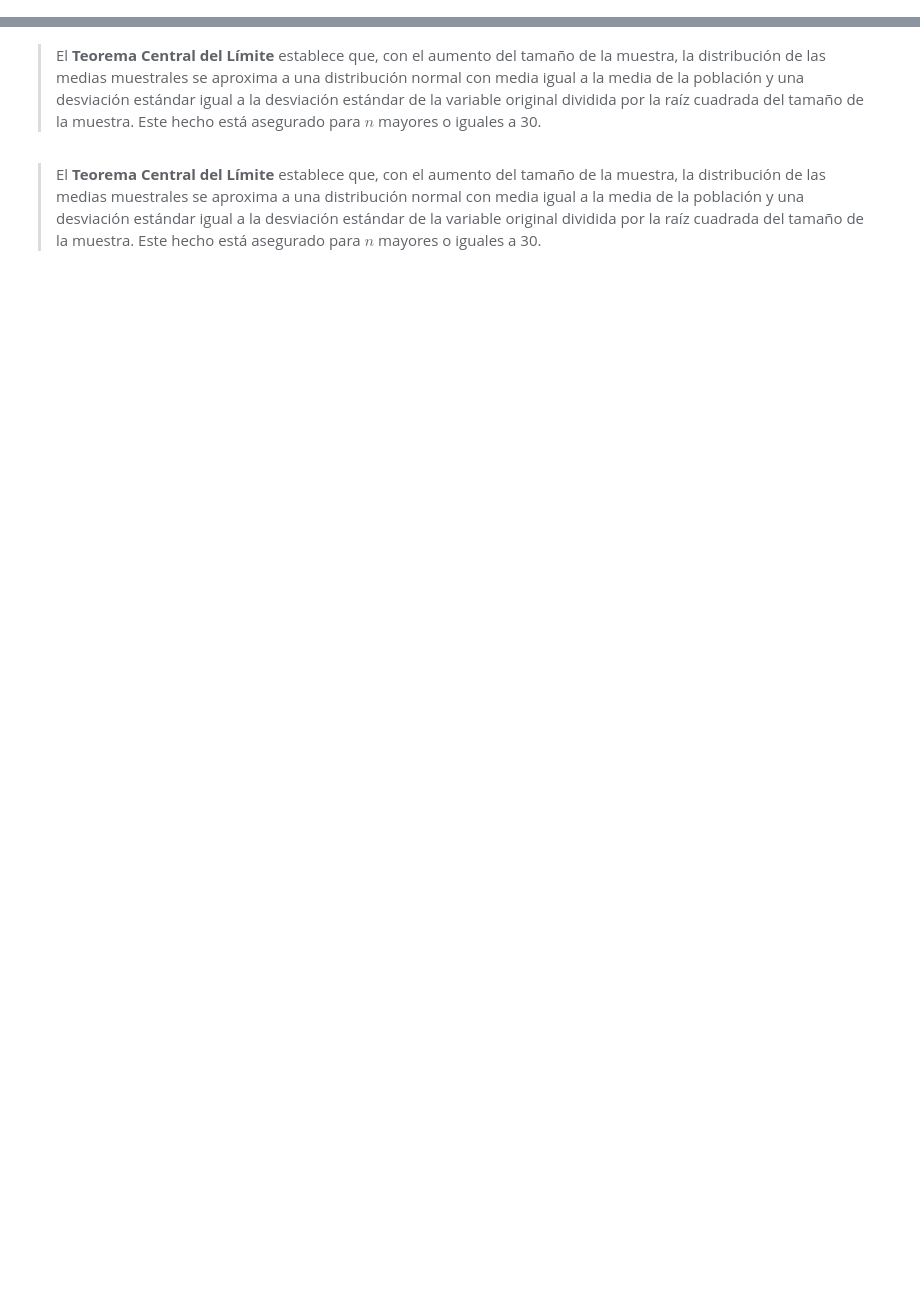
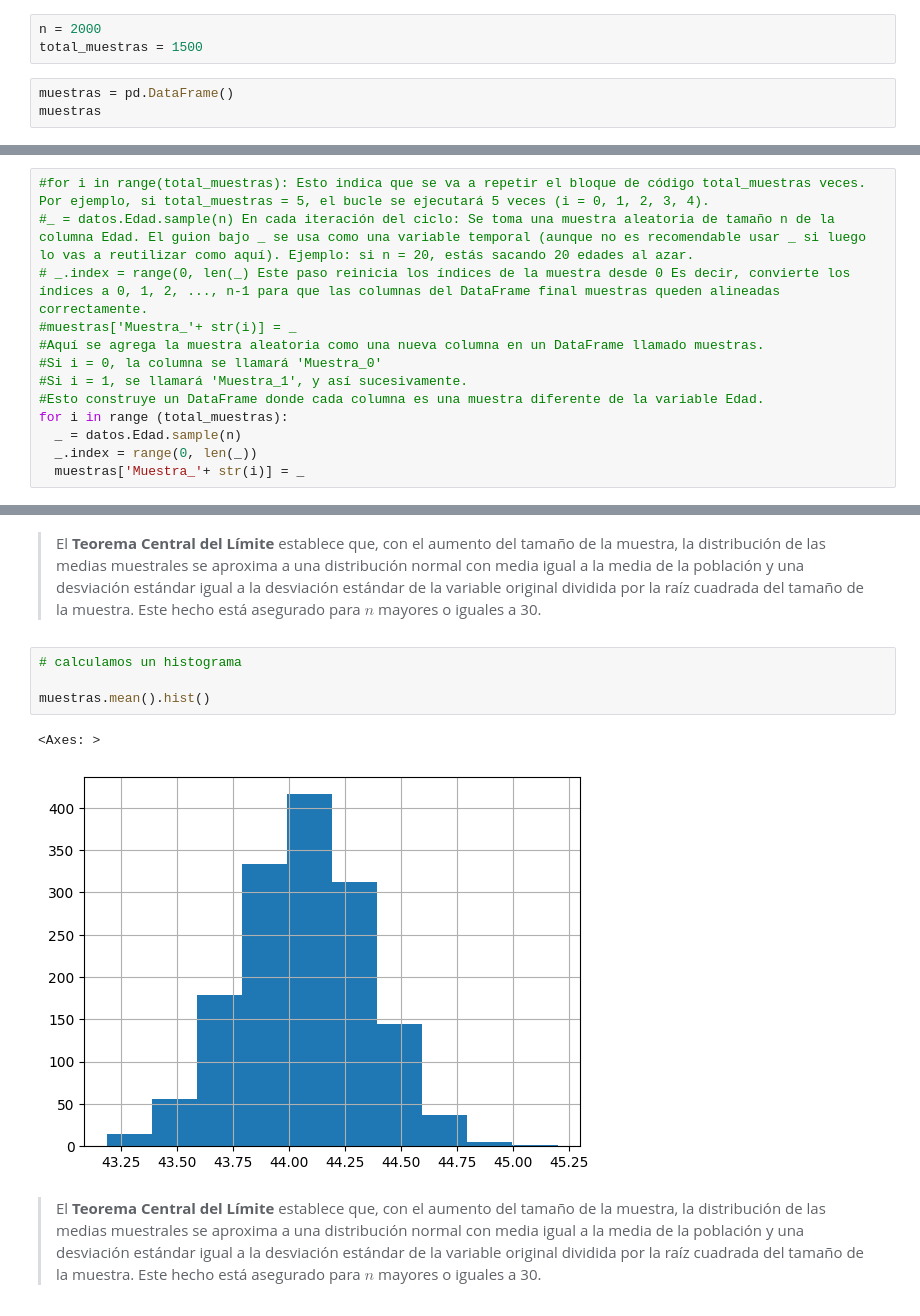
Before and after one commit to Starleen1996/Machine-Learning, a Jupyter notebook: Inicial.ipynb, the cells around one changed output, grey strips where cells are left out. Drawn from its saved outputs; the diff is of its cells as text; blank space fills up the shorter version.

```diff
--- a/Inicial.ipynb
+++ b/Inicial.ipynb
@@ -1151,3 +1151,9 @@ Es la forma de hacer suposiciones generalizadas sobre los parámetros de una pob
 La desviación estándar de las medias muestrales se conoce como **error estándar de la media**
 # %% [markdown]
 ### Entendiendo el Teorema Central del Límite
+# %%
+n = 2000
+total_muestras = 1500
+# %%
+muestras = pd.DataFrame()
+muestras
@@ -1153,0 +1162,13 @@ La desviación estándar de las medias muestrales se conoce como **error estánd
+# %%
+#for i in range(total_muestras): Esto indica que se va a repetir el bloque de código total_muestras veces. Por ejemplo, si total_muestras = 5, el bucle se ejecutará 5 veces (i = 0, 1, 2, 3, 4).
+#_ = datos.Edad.sample(n) En cada iteración del ciclo: Se toma una muestra aleatoria de tamaño n de la columna Edad. El guion bajo _ se usa como una variable temporal (aunque no es recomendable usar _ si luego lo vas a reutilizar como aquí). Ejemplo: si n = 20, estás sacando 20 edades al azar.
+# _.index = range(0, len(_) Este paso reinicia los índices de la muestra desde 0 Es decir, convierte los índices a 0, 1, 2, ..., n-1 para que las columnas del DataFrame final muestras queden alineadas correctamente.
+#muestras['Muestra_'+ str(i)] = _
+#Aquí se agrega la muestra aleatoria como una nueva columna en un DataFrame llamado muestras.
+#Si i = 0, la columna se llamará 'Muestra_0'
+#Si i = 1, se llamará 'Muestra_1', y así sucesivamente.
+#Esto construye un DataFrame donde cada columna es una muestra diferente de la variable Edad.
+for i in range (total_muestras):
+  _ = datos.Edad.sample(n)
+  _.index = range(0, len(_))
+  muestras['Muestra_'+ str(i)] = _
@@ -1154,4 +1208,11 @@ La desviación estándar de las medias muestrales se conoce como **error estánd
 # %% [markdown]
 > El **Teorema Central del Límite** establece que, con el aumento del tamaño de la muestra, la distribución de las medias muestrales se aproxima a una distribución normal con media igual a la media de la población y una desviación estándar igual a la desviación estándar de la variable original dividida por la raíz cuadrada del tamaño de la muestra. Este hecho está asegurado para $n$ mayores o iguales a 30.
+# %%
+# calculamos un histograma
+
+muestras.mean().hist()
+# %% [output]
+<Axes: >
+[figure, added]
 # %% [markdown]
 > El **Teorema Central del Límite** establece que, con el aumento del tamaño de la muestra, la distribución de las medias muestrales se aproxima a una distribución normal con media igual a la media de la población y una desviación estándar igual a la desviación estándar de la variable original dividida por la raíz cuadrada del tamaño de la muestra. Este hecho está asegurado para $n$ mayores o iguales a 30.
```
Also changed, not shown: parts of 42 cells of this notebook.
